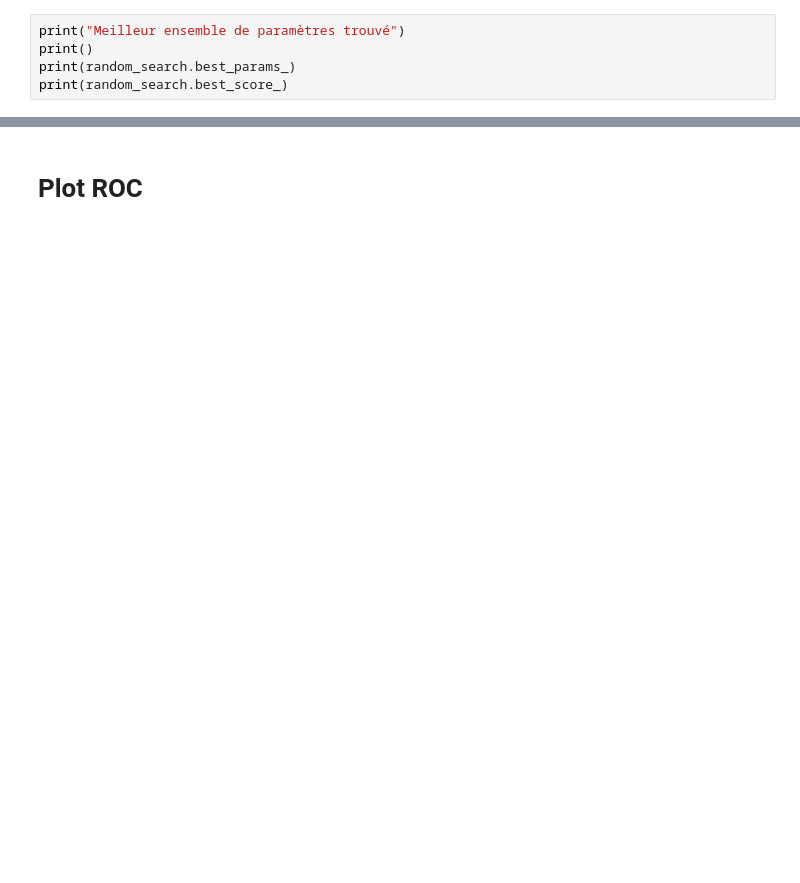
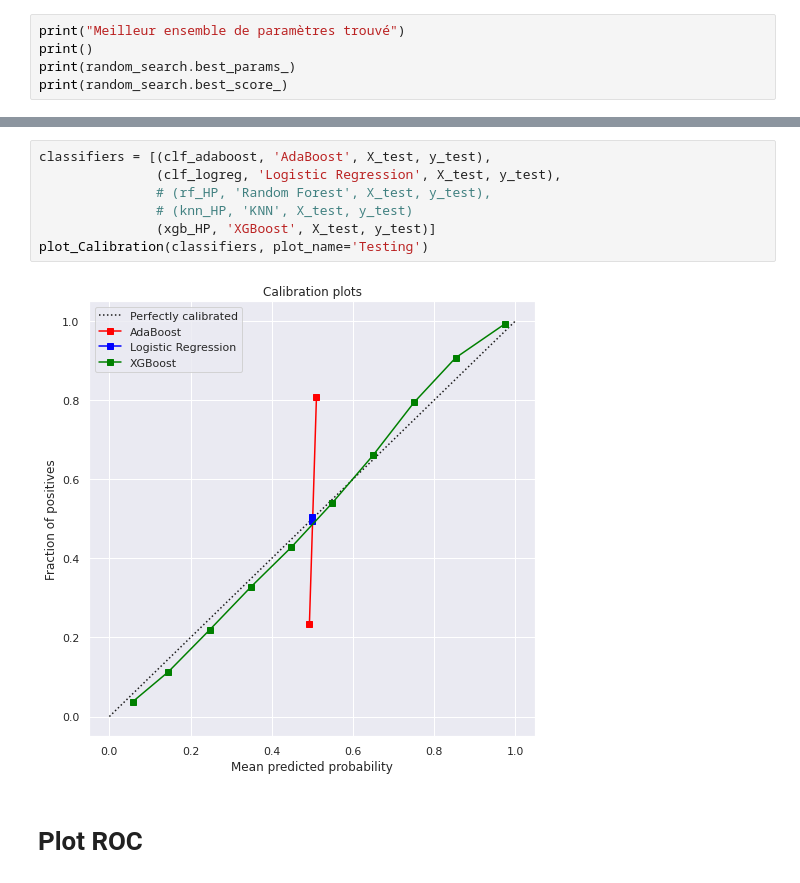
Before and after one commit to anw1998/MMD6020_Final_Project, a Jupyter notebook: notebooks/Hyperparameters Tuning Script.ipynb, the cells around one changed output, grey strips where cells are left out. Drawn from its saved outputs; the diff is of its cells as text; blank space fills up the shorter version.

```diff
--- a/notebooks/Hyperparameters Tuning Script.ipynb
+++ b/notebooks/Hyperparameters Tuning Script.ipynb
@@ -364,3 +333,12 @@ axes[1,1].set_title("Calibration curve")
+# %%
+classifiers = [(clf_adaboost, 'AdaBoost', X_test, y_test),
+               (clf_logreg, 'Logistic Regression', X_test, y_test),
+               # (rf_HP, 'Random Forest', X_test, y_test),
+               # (knn_HP, 'KNN', X_test, y_test)
+               (xgb_HP, 'XGBoost', X_test, y_test)]
+plot_Calibration(classifiers, plot_name='Testing')
+# %% [output]
+[figure, added]
 # %% [markdown]
 # Plot ROC
 # %%
```
Also changed, not shown: parts of 41 cells of this notebook.
